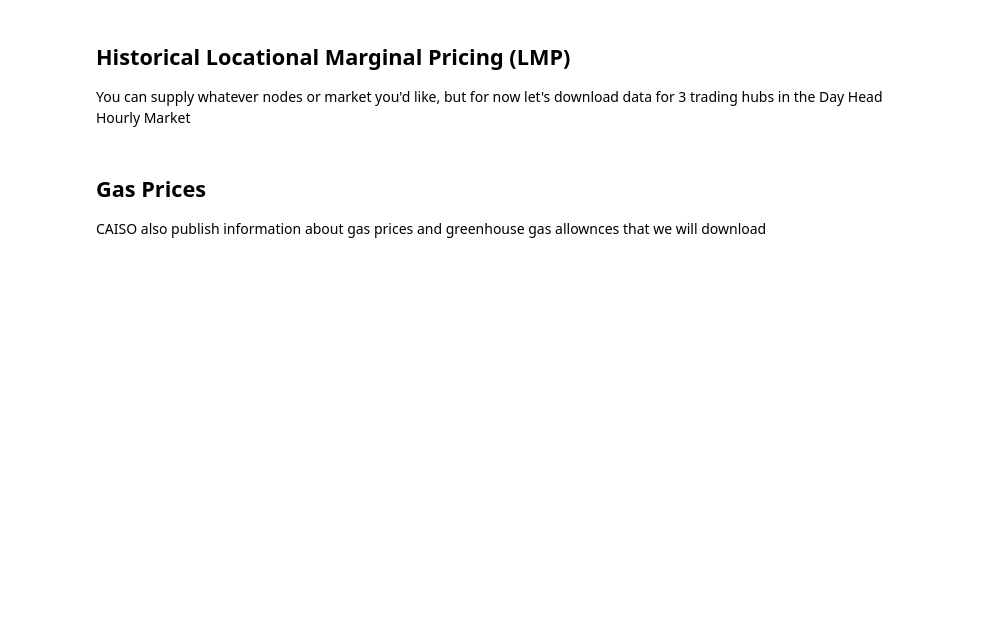
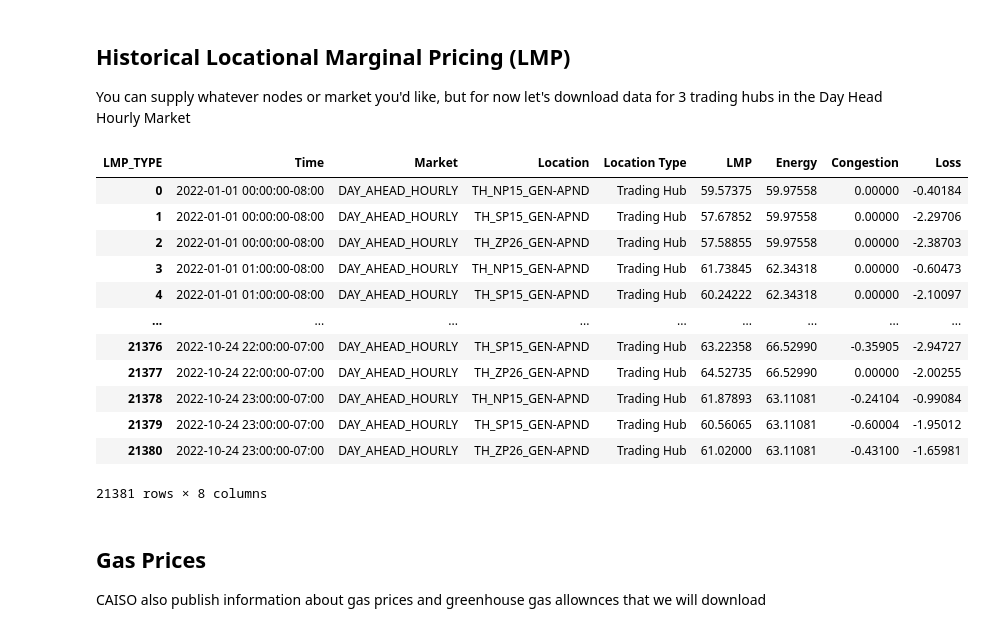
Before and after one commit to gridstatus/gridstatus, a Jupyter notebook: Examples/Downloading CAISO Data.ipynb, the cells around one changed output. Drawn from its saved outputs; the diff is of its cells as text; code cells hidden in the pictures; blank space fills up the shorter version.

```diff
--- a/Examples/Downloading CAISO Data.ipynb
+++ b/Examples/Downloading CAISO Data.ipynb
@@ -50,3 +59,19 @@ lmp_df = caiso.get_historical_lmp(start=start,
                                   sleep=5)
 
 lmp_df.to_csv(make_filename(folder+"dam_lmp", start, end), index=None)
+# %%
+lmp_df
+# %% [output]
+| LMP_TYPE | Time | Market | Location | Location Type | LMP | Energy | Congestion | Loss |
+| 0 | 2022-01-01 00:00:00-08:00 | DAY_AHEAD_HOURLY | TH_NP15_GEN-APND | Trading Hub | 59.57375 | 59.97558 | 0.00000 | -0.40184 |
+| 1 | 2022-01-01 00:00:00-08:00 | DAY_AHEAD_HOURLY | TH_SP15_GEN-APND | Trading Hub | 57.67852 | 59.97558 | 0.00000 | -2.29706 |
+| 2 | 2022-01-01 00:00:00-08:00 | DAY_AHEAD_HOURLY | TH_ZP26_GEN-APND | Trading Hub | 57.58855 | 59.97558 | 0.00000 | -2.38703 |
+| 3 | 2022-01-01 01:00:00-08:00 | DAY_AHEAD_HOURLY | TH_NP15_GEN-APND | Trading Hub | 61.73845 | 62.34318 | 0.00000 | -0.60473 |
+| 4 | 2022-01-01 01:00:00-08:00 | DAY_AHEAD_HOURLY | TH_SP15_GEN-APND | Trading Hub | 60.24222 | 62.34318 | 0.00000 | -2.10097 |
+| ... | ... | ... | ... | ... | ... | ... | ... | ... |
+| 21376 | 2022-10-24 22:00:00-07:00 | DAY_AHEAD_HOURLY | TH_SP15_GEN-APND | Trading Hub | 63.22358 | 66.52990 | -0.35905 | -2.94727 |
+| 21377 | 2022-10-24 22:00:00-07:00 | DAY_AHEAD_HOURLY | TH_ZP26_GEN-APND | Trading Hub | 64.52735 | 66.52990 | 0.00000 | -2.00255 |
+| 21378 | 2022-10-24 23:00:00-07:00 | DAY_AHEAD_HOURLY | TH_NP15_GEN-APND | Trading Hub | 61.87893 | 63.11081 | -0.24104 | -0.99084 |
+| 21379 | 2022-10-24 23:00:00-07:00 | DAY_AHEAD_HOURLY | TH_SP15_GEN-APND | Trading Hub | 60.56065 | 63.11081 | -0.60004 | -1.95012 |
+| 21380 | 2022-10-24 23:00:00-07:00 | DAY_AHEAD_HOURLY | TH_ZP26_GEN-APND | Trading Hub | 61.02000 | 63.11081 | -0.43100 | -1.65981 |
+21381 rows × 8 columns
```
Also changed, not shown: parts of 9 cells of this notebook, 1 other file.
